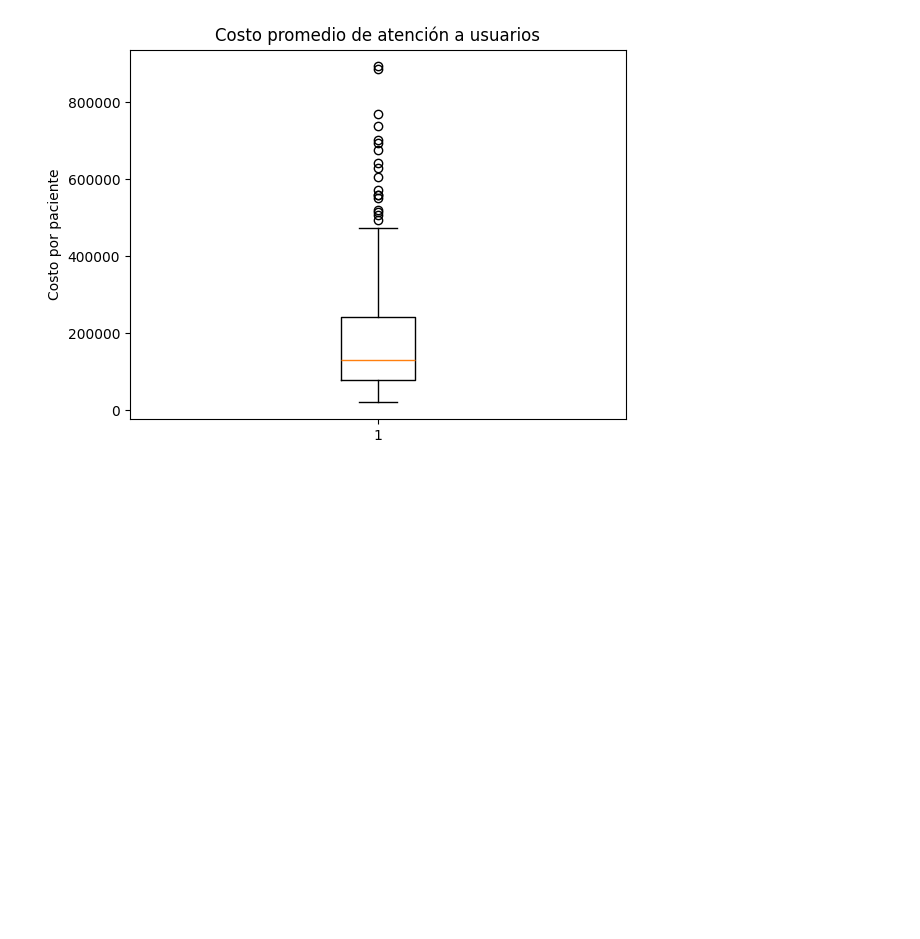
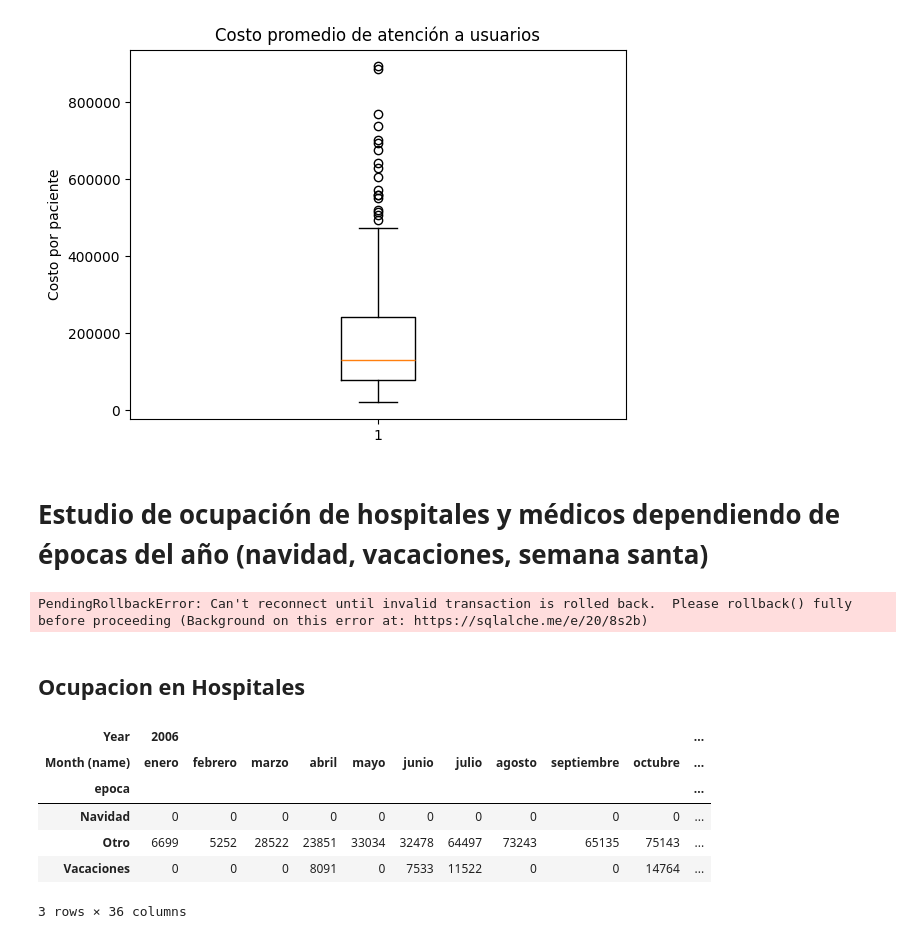
Before and after one commit to Jujo2040751/Proyecto-DataScience, a Jupyter notebook: costos.ipynb, the cells around one changed output. Cells and saved outputs as stored; diff of their text form; code cells hidden in the pictures; blank space fills up the shorter version.

```diff
--- a/costos.ipynb
+++ b/costos.ipynb
@@ -244,3 +244,28 @@ plt.show()
 # %% [output]
 Costo promedio de atención a usuarios: $181024.32
 [figure]
+# %% [markdown]
+<h1><strong>Estudio de ocupación de hospitales y médicos dependiendo de épocas del año (navidad, vacaciones, semana santa)
+# %%
+df_servicio_ips=  df_servicio_costo.merge(pds.read_sql("SELECT key_ips, nombre FROM \"dim_ips\" ", dbConnection), on="key_ips",  how='inner')[["key_fecha_solicitud","key_fecha_atencion", "key_usuario", "key_demografia","key_tipo_servicio", "key_ips", "key_medico","nombre" ]]
+df_servicio_ips=  df_servicio_ips.merge(pds.read_sql("SELECT * FROM \"dim_fecha\" ", dbConnection)[["key_fecha",  "Date", "Year", "Month (name)", "epoca"]], left_on="key_fecha_atencion", right_on="key_fecha",  how='inner')
+df_servicio_ips
+# %% [output]
+PendingRollbackError: Can't reconnect until invalid transaction is rolled back.  Please rollback() fully before proceeding (Background on this error at: https://sqlalche.me/e/20/8s2b)
+# %% [markdown]
+<h2>Ocupacion en Hospitales
+# %%
+df_ocupacion = df_servicio_ips.groupby(['key_ips'])['key_usuario'].nunique().reset_index(name='num_pacientes').merge(df_servicio_ips, on="key_ips")
+df_ocupacion["Month (name)"] = pds.Categorical(df_ocupacion["Month (name)"], categories=months, ordered=True)
+df_ocupacion.sort_values(by=["Year","Month (name)"], inplace=True)
+pivot_table = pds.pivot_table(df_ocupacion, values='num_pacientes', index=["epoca"],
+                       columns=["Year",'Month (name)'], aggfunc=np.sum, fill_value=0)
+pivot_table
+# %% [output]
+| Year | 2006 |  |  |  |  |  |  |  |  |  | ... |
+| Month (name) | enero | febrero | marzo | abril | mayo | junio | julio | agosto | septiembre | octubre | ... |
+| epoca |  |  |  |  |  |  |  |  |  |  | ... |
+| Navidad | 0 | 0 | 0 | 0 | 0 | 0 | 0 | 0 | 0 | 0 | ... |
+| Otro | 6699 | 5252 | 28522 | 23851 | 33034 | 32478 | 64497 | 73243 | 65135 | 75143 | ... |
+| Vacaciones | 0 | 0 | 0 | 8091 | 0 | 7533 | 11522 | 0 | 0 | 14764 | ... |
+3 rows × 36 columns
```
Also changed, not shown: parts of 4 cells of this notebook.
